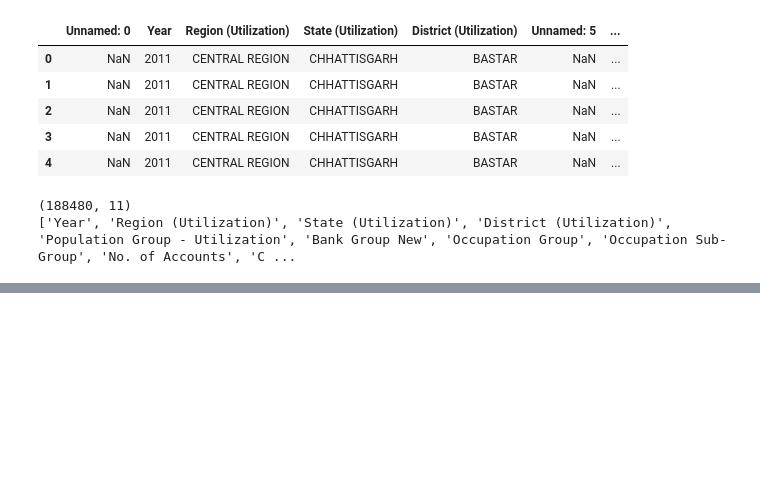
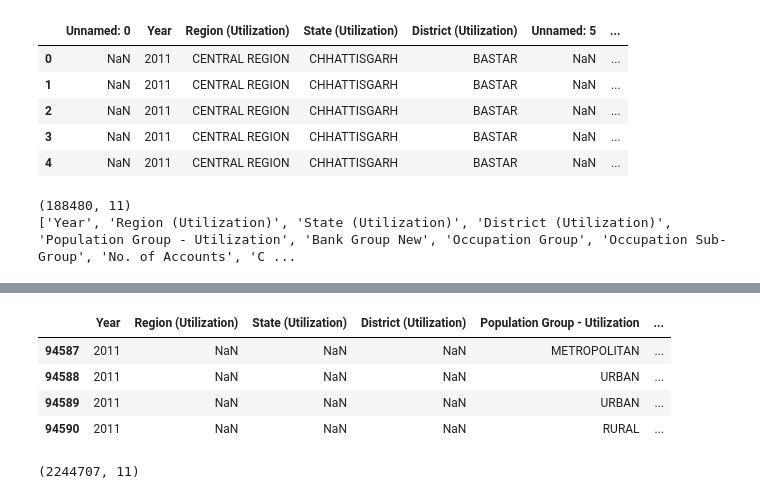
Before and after one commit to Aditi2612/financial-inclusion-india, a Jupyter notebook: 01_load_and_combine.ipynb, the cells around one changed output, grey strips where cells are left out. Cells and saved outputs as stored; diff of their text form; code cells hidden in the pictures; blank space fills up the shorter version.

```diff
--- a/01_load_and_combine.ipynb
+++ b/01_load_and_combine.ipynb
@@ -104,3 +98,8 @@ print(sorted(df['Year'].unique()))
 df.to_csv("bsr1_combined.csv", index=False)
 # %%
 df.to_csv("bsr1_combined.csv", index=False)
+# %%
+import pandas as pd
+df = pd.read_csv("bsr1_combined.csv")
+print(df.shape)
+print(sorted(df['Year'].unique()))
@@ -106,0 +130,13 @@ df.to_csv("bsr1_combined.csv", index=False)
+# %%
+df[df['State (Utilization)'].isnull()]
+# %% [output]
+|  | Year | Region (Utilization) | State (Utilization) | District (Utilization) | Population Group - Utilization | ... |
+| 94587 | 2011 | NaN | NaN | NaN | METROPOLITAN | ... |
+| 94588 | 2011 | NaN | NaN | NaN | URBAN | ... |
+| 94589 | 2011 | NaN | NaN | NaN | URBAN | ... |
+| 94590 | 2011 | NaN | NaN | NaN | RURAL | ... |
+# %%
+df = df.dropna(subset=['State (Utilization)'])
+print(df.shape)
+# %% [output]
+(2244707, 11)
```
Also changed, not shown: parts of 10 cells of this notebook.
